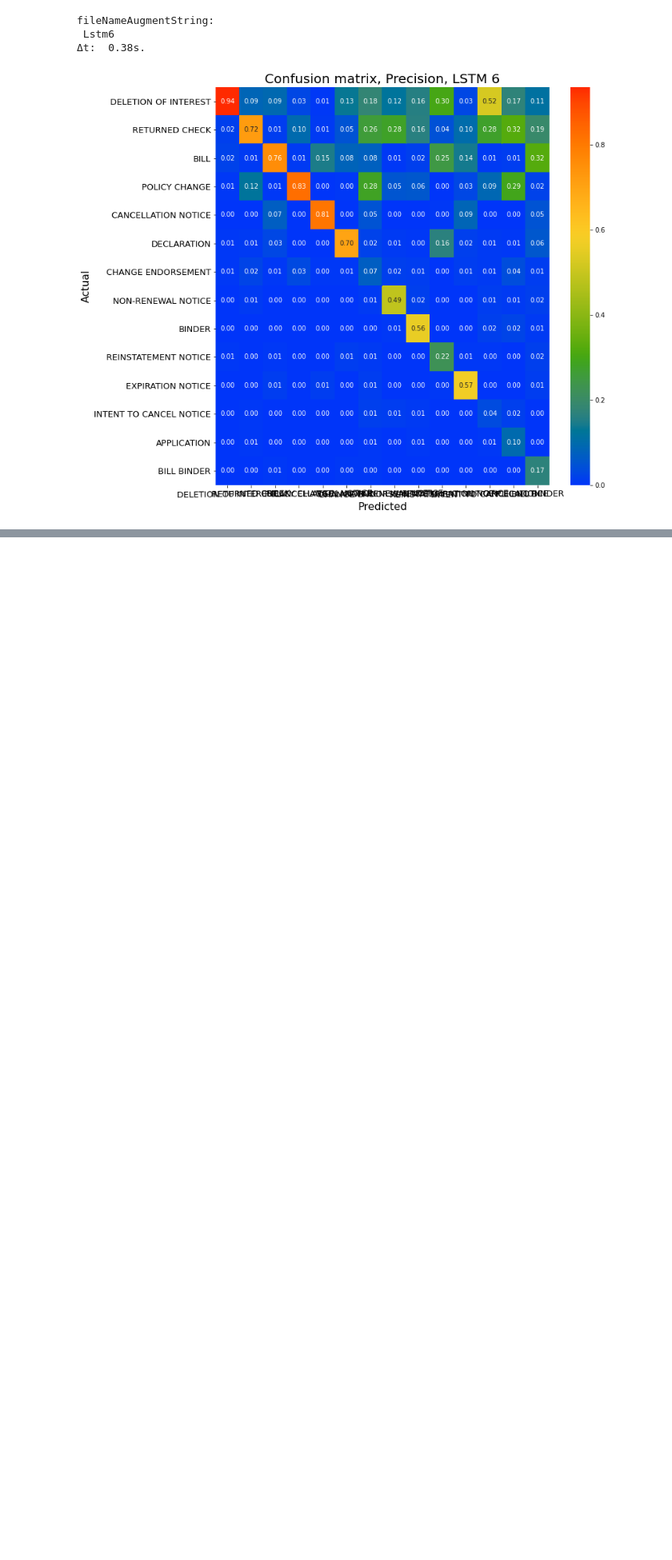
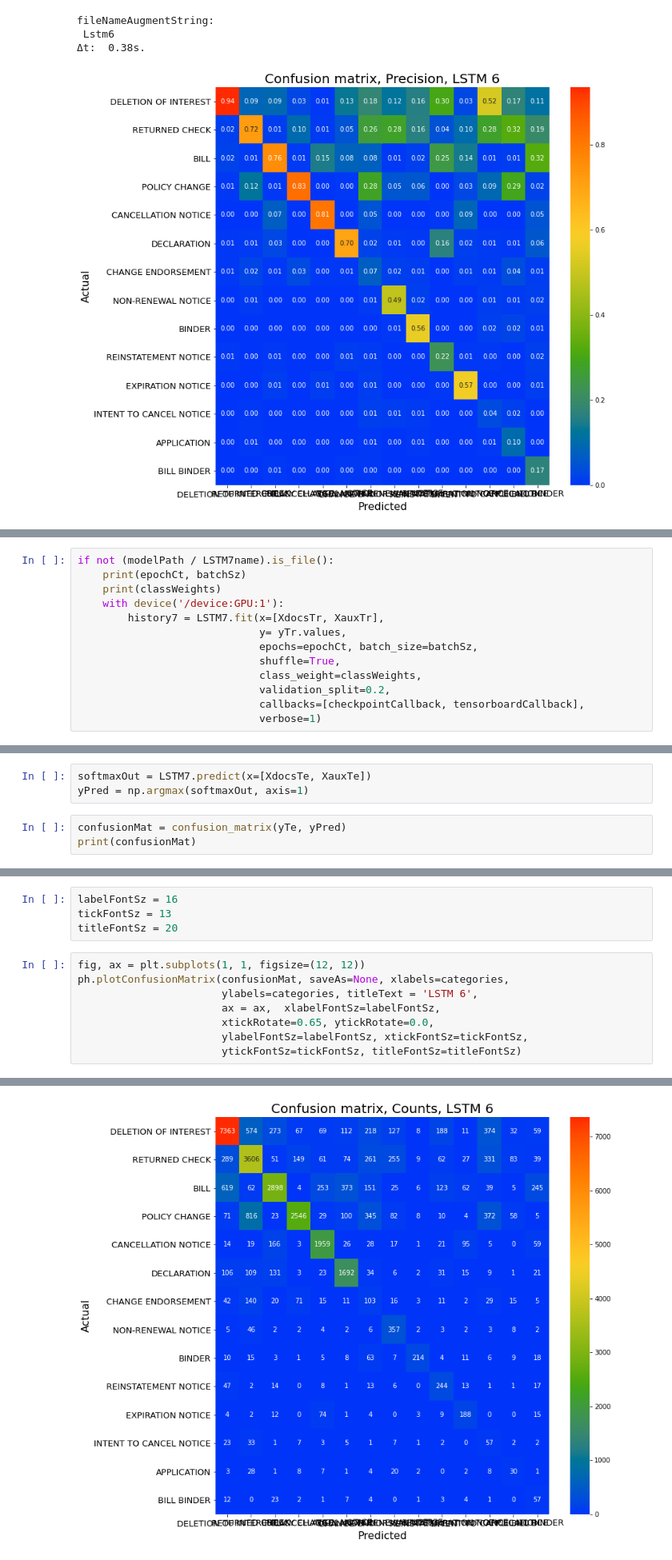
Before and after one commit to mw0/document-classification-test, a Jupyter notebook: notebook/DocumentClassificationTestLSTMwithDocumentLength.ipynb, the cells around one changed output, grey strips where cells are left out. Shown at 80% size. Cells and saved outputs as stored; diff of their text form; blank space fills up the shorter version.

Commit message:
One last LSTM with aux feature.

```diff
--- a/notebook/DocumentClassificationTestLSTMwithDocumentLength.ipynb
+++ b/notebook/DocumentClassificationTestLSTMwithDocumentLength.ipynb
@@ -874,0 +1131,13 @@ fileNameAugmentString:
+# %%
+if not (modelPath / LSTM7name).is_file():
+    print(epochCt, batchSz)
+    print(classWeights)
+    with device('/device:GPU:1'):
+        history7 = LSTM7.fit(x=[XdocsTr, XauxTr],
+                             y= yTr.values,
+                             epochs=epochCt, batch_size=batchSz,
+                             shuffle=True,
+                             class_weight=classWeights,
+                             validation_split=0.2,
+                             callbacks=[checkpointCallback, tensorboardCallback],
+                             verbose=1)
@@ -874,0 +1173,6 @@ fileNameAugmentString:
+# %%
+softmaxOut = LSTM7.predict(x=[XdocsTe, XauxTe])
+yPred = np.argmax(softmaxOut, axis=1)
+# %%
+confusionMat = confusion_matrix(yTe, yPred)
+print(confusionMat)
@@ -874,0 +1266,13 @@ fileNameAugmentString:
+# %%
+labelFontSz = 16
+tickFontSz = 13
+titleFontSz = 20
+# %%
+fig, ax = plt.subplots(1, 1, figsize=(12, 12))
+ph.plotConfusionMatrix(confusionMat, saveAs=None, xlabels=categories,
+                       ylabels=categories, titleText = 'LSTM 6',
+                       ax = ax,  xlabelFontSz=labelFontSz,
+                       xtickRotate=0.65, ytickRotate=0.0,
+                       ylabelFontSz=labelFontSz, xtickFontSz=tickFontSz,
+                       ytickFontSz=tickFontSz, titleFontSz=titleFontSz)
+# %% [output]
@@ -874,0 +1282 @@ fileNameAugmentString:
+[figure, added]
```
Also changed, not shown: parts of 48 cells of this notebook.
